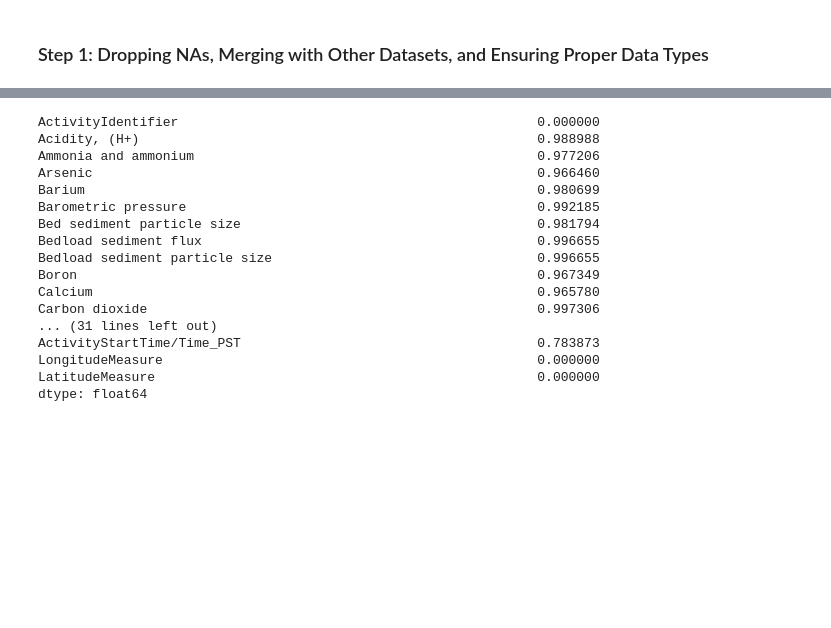
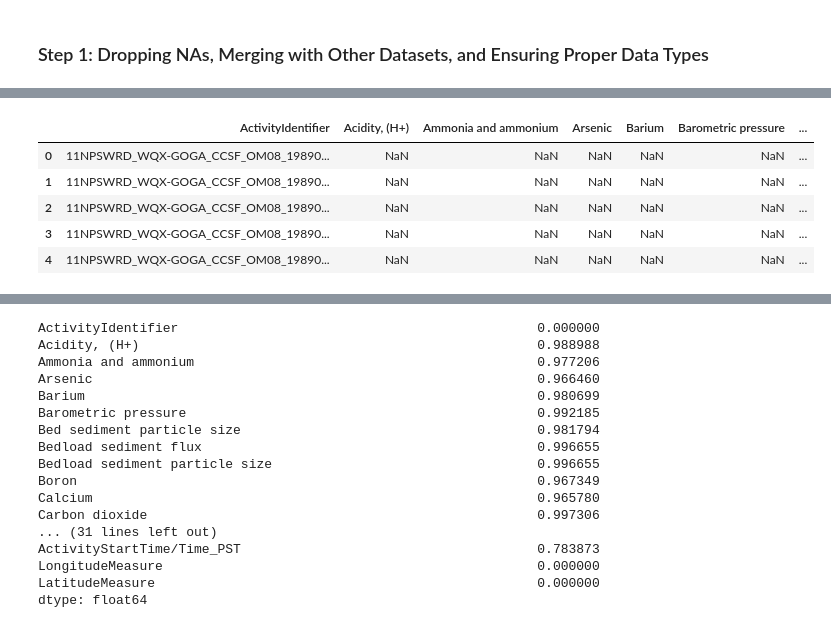
Before and after one commit to vishalival/eneres131-final-proj, a Jupyter notebook: final_notebook.ipynb, the cells around one changed output, grey strips where cells are left out. Saved outputs shown, nothing was run; the diff lists cells and outputs as text; code cells hidden in the pictures; blank space fills up the shorter version.

```diff
--- a/final_notebook.ipynb
+++ b/final_notebook.ipynb
@@ -211,0 +161,4 @@ df_site.head()
+# %%
+df_site = pd.read_csv("final_data/station_final_to_use.csv", low_memory=False)
+
+df_site.head()
@@ -559,0 +357,3 @@ final_data_wq.head()
+# %%
+filtered_df_unit_converted = df_arg.copy()
+filtered_df_unit_converted.head()
@@ -559,0 +409,11 @@ final_data_wq.head()
+# %%
+#feature engineering
+filtered_df_unit_converted['ActivityStartDate'] = pd.to_datetime(filtered_df_unit_converted['ActivityStartDate'], errors='coerce')
+filtered_df_unit_converted['Year'] = filtered_df_unit_converted['ActivityStartDate'].dt.year
+filtered_df_unit_converted['Month'] = filtered_df_unit_converted['ActivityStartDate'].dt.month
+filtered_df_unit_converted['Day'] = filtered_df_unit_converted['ActivityStartDate'].dt.day
+filtered_df_unit_converted['Weekday'] = filtered_df_unit_converted['ActivityStartDate'].dt.weekday
+filtered_df_unit_converted['Hour'] = filtered_df_unit_converted['ActivityStartDate'].dt.hour
+
+df_processed = filtered_df_unit_converted.copy()
+df_processed.head()
@@ -559,0 +459,71 @@ final_data_wq.head()
+# %%
+# Top features determined for water qualityu based on the following Literature:
+# Summers, J. K. (2020). Water quality: Science, assessments and policy. BoD – Books on Demand. https://doi.org/10.5772/intechopen.77531
+
+top_features = [
+    "Stream width measure",
+    "Temperature, water",
+    "Stream flow, instantaneous",
+    "Number of sampling points",
+    "Height, gage",
+    "Turbidity",
+    "Suspended Sediment Concentration (SSC)",
+    "Suspended Sediment Discharge",
+    "Temperature, air",
+    "Barometric pressure",
+    "Specific conductance",
+    "Acidity, (H+)",
+    "Oxygen",
+    "pH",
+    "Bed sediment particle size",
+    "Refractive Index (RI)",
+    "Total volatile solids",
+    "Bedload sediment flux",
+    "Bedload sediment particle size",
+    "Organic carbon",
+    "Nitrogen, mixed forms (NH3), (NH4), organic, (NO2) and (NO3)",
+    "Ammonia and ammonium",
+    "Nitrite",
+    "Nitrate",
+    "Orthophosphate",
+    "Phosphorus",
+    "Calcium",
+    "Magnesium",
+    "Sodium",
+    "Potassium",
+    "Chloride",
+    "Sulfate",
+    "Fluoride",
+    "Silica",
+    "Arsenic",
+    "Barium",
+    "Boron",
+    "Depth",
+    "Hardness, Ca, Mg",
+    "Carbon dioxide"
+]
+
+water_quality_df = df_processed[df_processed["CharacteristicName"].isin(top_features)]
+
+water_quality_df_pivot = water_quality_df.pivot_table(
+    index='ActivityIdentifier',
+    columns='CharacteristicName',
+    values='ResultMeasureValue'
+).reset_index()
+
+additional_info_wq = water_quality_df[['ActivityIdentifier', 'ProjectIdentifier',
+                               'ActivityStartDate', "ActivityStartTime/Time_PST",
+                                'LongitudeMeasure', 'LatitudeMeasure']].drop_duplicates()
+
+final_data_wq = water_quality_df_pivot.merge(additional_info_wq, on='ActivityIdentifier', how='left')
+
+final_data_wq.head()
+
+# final_data_wq.to_csv("final_data/water_quality.csv")
+# %% [output]
+|  | ActivityIdentifier | Acidity, (H+) | Ammonia and ammonium | Arsenic | Barium | Barometric pressure | ... |
+| 0 | 11NPSWRD_WQX-GOGA_CCSF_OM08_19890... | NaN | NaN | NaN | NaN | NaN | ... |
+| 1 | 11NPSWRD_WQX-GOGA_CCSF_OM08_19890... | NaN | NaN | NaN | NaN | NaN | ... |
+| 2 | 11NPSWRD_WQX-GOGA_CCSF_OM08_19890... | NaN | NaN | NaN | NaN | NaN | ... |
+| 3 | 11NPSWRD_WQX-GOGA_CCSF_OM08_19890... | NaN | NaN | NaN | NaN | NaN | ... |
+| 4 | 11NPSWRD_WQX-GOGA_CCSF_OM08_19890... | NaN | NaN | NaN | NaN | NaN | ... |
```
Also changed, not shown: parts of 56 cells of this notebook.
